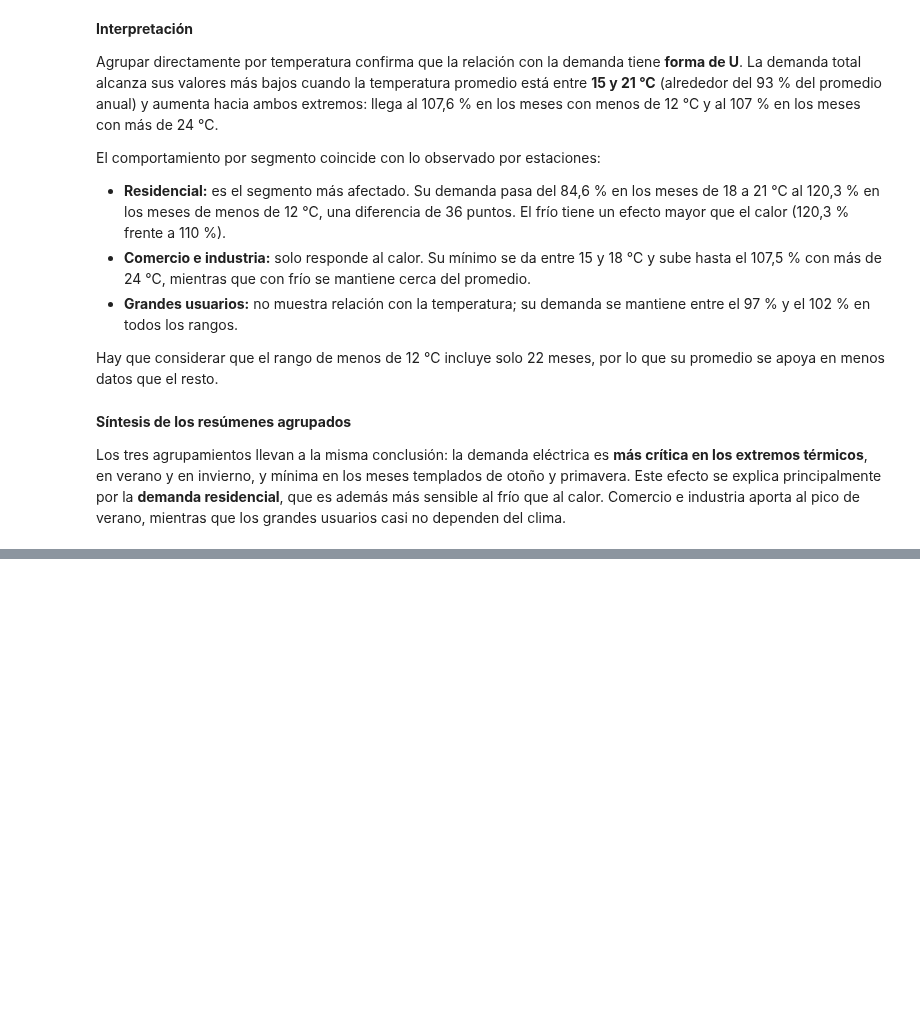
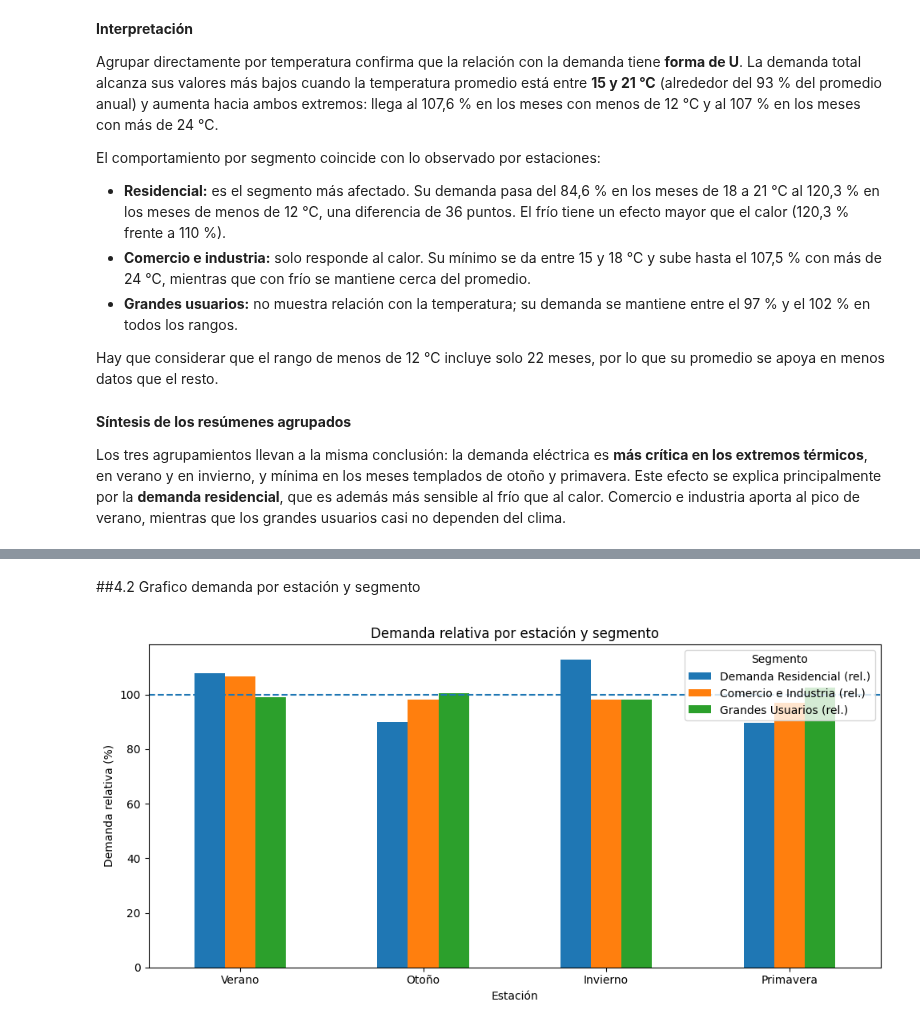
Before and after one commit to RafaelSeri/TP_LABO_MET, a Jupyter notebook: notebooks/Tp_labo.ipynb, the cells around one changed output, grey strips where cells are left out. Saved outputs shown, nothing was run; the diff lists cells and outputs as text; code cells hidden in the pictures; blank space fills up the shorter version.

```diff
--- a/notebooks/Tp_labo.ipynb
+++ b/notebooks/Tp_labo.ipynb
@@ -760,0 +805,24 @@ Los tres agrupamientos llevan a la misma conclusión: la demanda eléctrica es *
+# %% [markdown]
+##4.2 Grafico demanda por estación y segmento
+# %%
+columnas_segmentos = [
+    'Demanda Residencial (rel.)',
+    'Comercio e Industria (rel.)',
+    'Grandes Usuarios (rel.)'
+]
+
+por_estacion[columnas_segmentos].plot(
+    kind='bar',
+    figsize=(10, 5)
+)
+
+plt.axhline(100, linestyle='--')
+plt.title('Demanda relativa por estación y segmento')
+plt.xlabel('Estación')
+plt.ylabel('Demanda relativa (%)')
+plt.xticks(rotation=0)
+plt.legend(title='Segmento')
+plt.tight_layout()
+plt.show()
+# %% [output]
+[figure, added]
```
Also changed, not shown: parts of 9 cells of this notebook.
